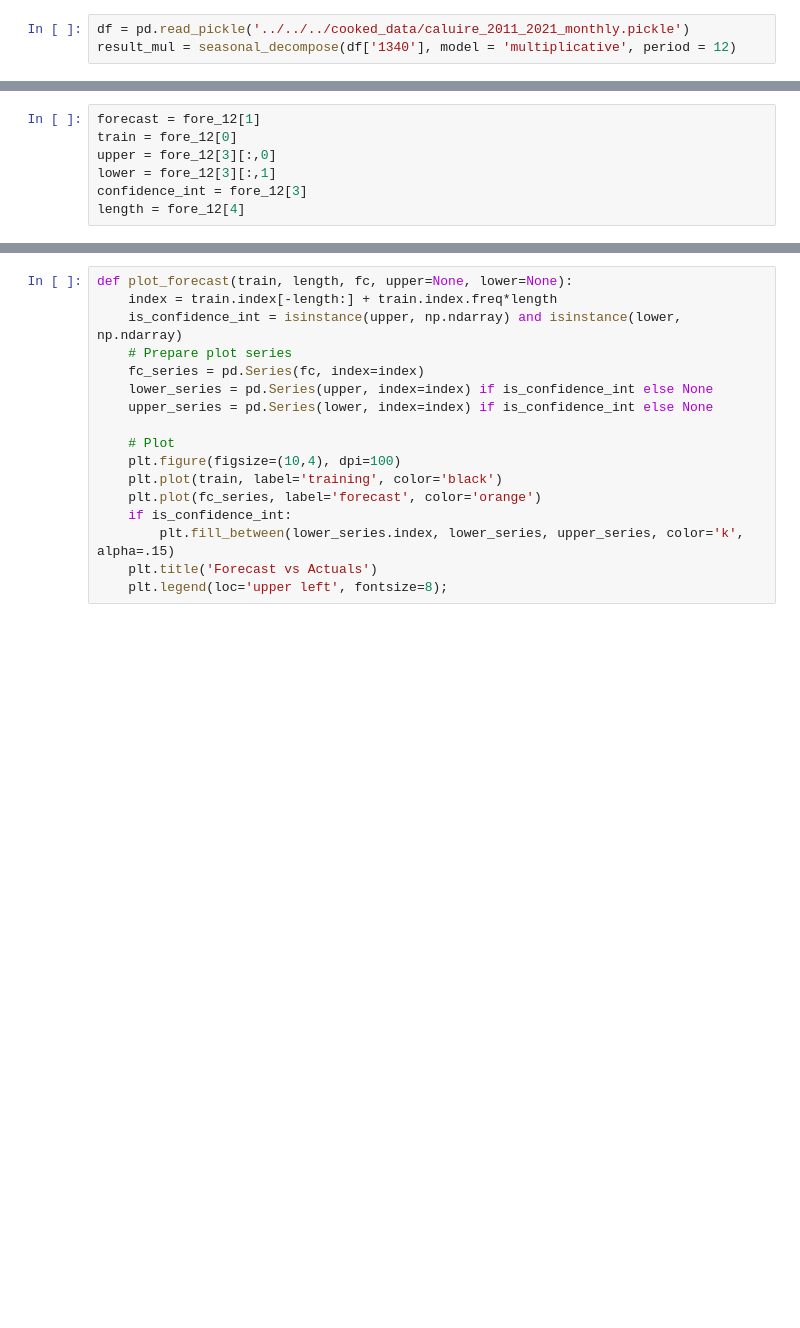
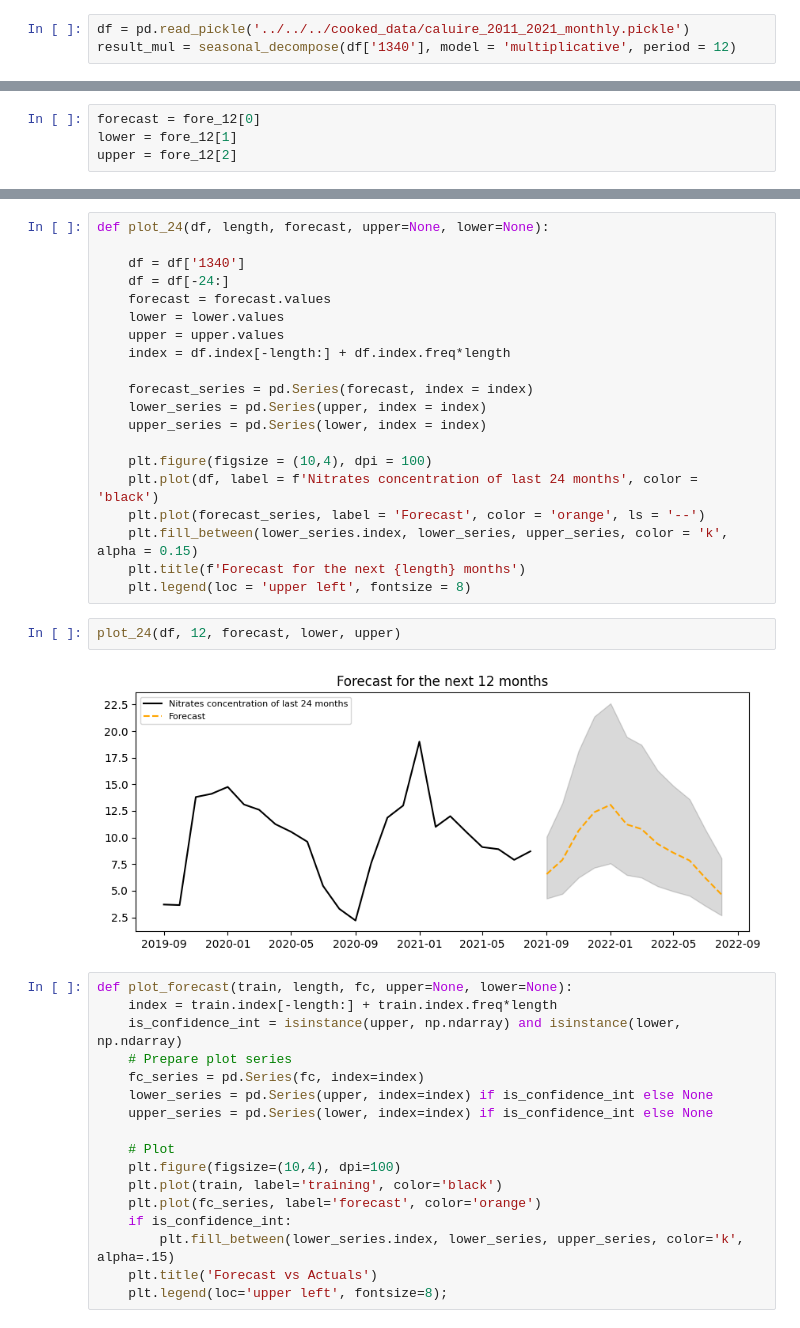
Before and after one commit to c-villalobos/water_pollution, a Jupyter notebook: notebooks/cristian/time_series/arima_predict.ipynb, the cells around one changed output, grey strips where cells are left out. Cells and saved outputs as stored; diff of their text form; blank space fills up the shorter version.

```diff
--- a/notebooks/cristian/time_series/arima_predict.ipynb
+++ b/notebooks/cristian/time_series/arima_predict.ipynb
@@ -69,7 +78,4 @@ CONVERGENCE: REL_REDUCTION_OF_F_<=_FACTR*EPSMCH
 # %%
-forecast = fore_12[1]
-train = fore_12[0]
-upper = fore_12[3][:,0]
-lower = fore_12[3][:,1]
-confidence_int = fore_12[3]
-length = fore_12[4]
+forecast = fore_12[0]
+lower = fore_12[1]
+upper = fore_12[2]
@@ -88,3 +123,27 @@ print(type(confidence_int))
+# %%
+def plot_24(df, length, forecast, upper=None, lower=None):
+
+    df = df['1340']
+    df = df[-24:]
+    forecast = forecast.values
+    lower = lower.values
+    upper = upper.values
+    index = df.index[-length:] + df.index.freq*length
+
+    forecast_series = pd.Series(forecast, index = index)
+    lower_series = pd.Series(upper, index = index)
+    upper_series = pd.Series(lower, index = index)
+
+    plt.figure(figsize = (10,4), dpi = 100)
+    plt.plot(df, label = f'Nitrates concentration of last 24 months', color = 'black')
+    plt.plot(forecast_series, label = 'Forecast', color = 'orange', ls = '--')
+    plt.fill_between(lower_series.index, lower_series, upper_series, color = 'k', alpha = 0.15)
+    plt.title(f'Forecast for the next {length} months')
+    plt.legend(loc = 'upper left', fontsize = 8)
+# %%
+plot_24(df, 12, forecast, lower, upper)
+# %% [output]
+[figure, added]
 # %%
 def plot_forecast(train, length, fc, upper=None, lower=None):
     index = train.index[-length:] + train.index.freq*length
```
Also changed, not shown: parts of 11 cells of this notebook.
